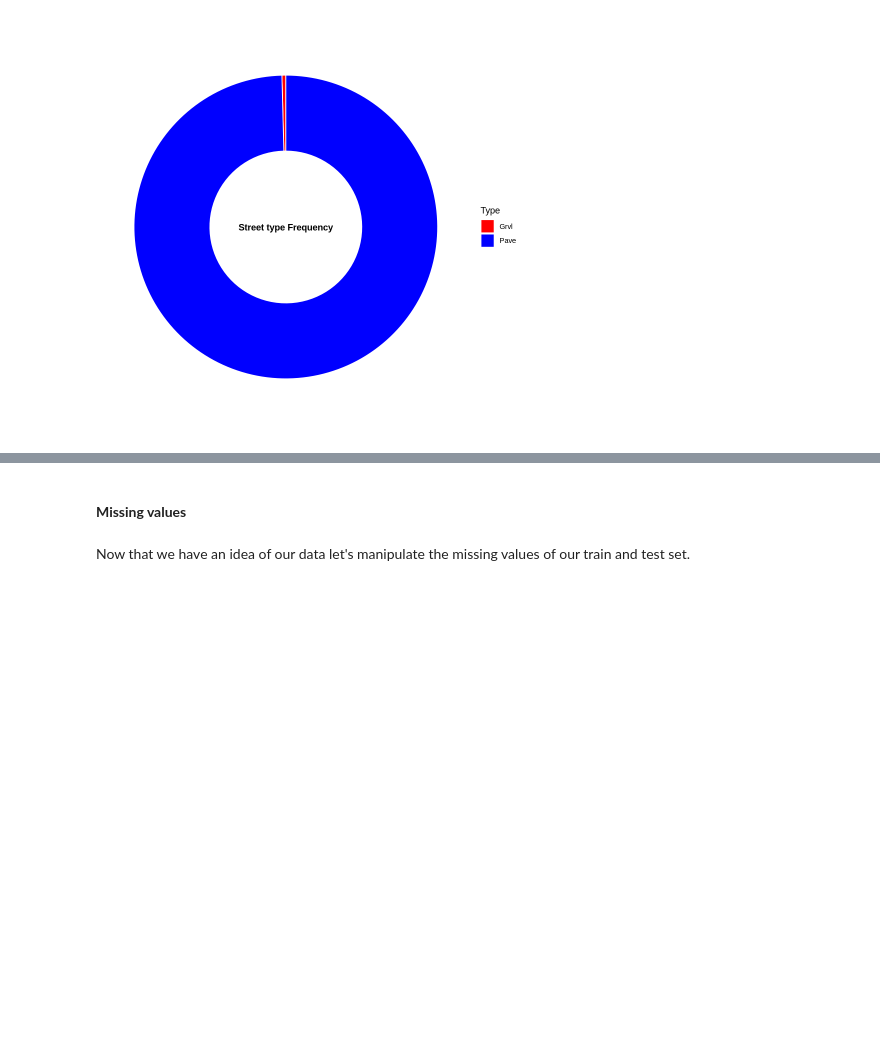
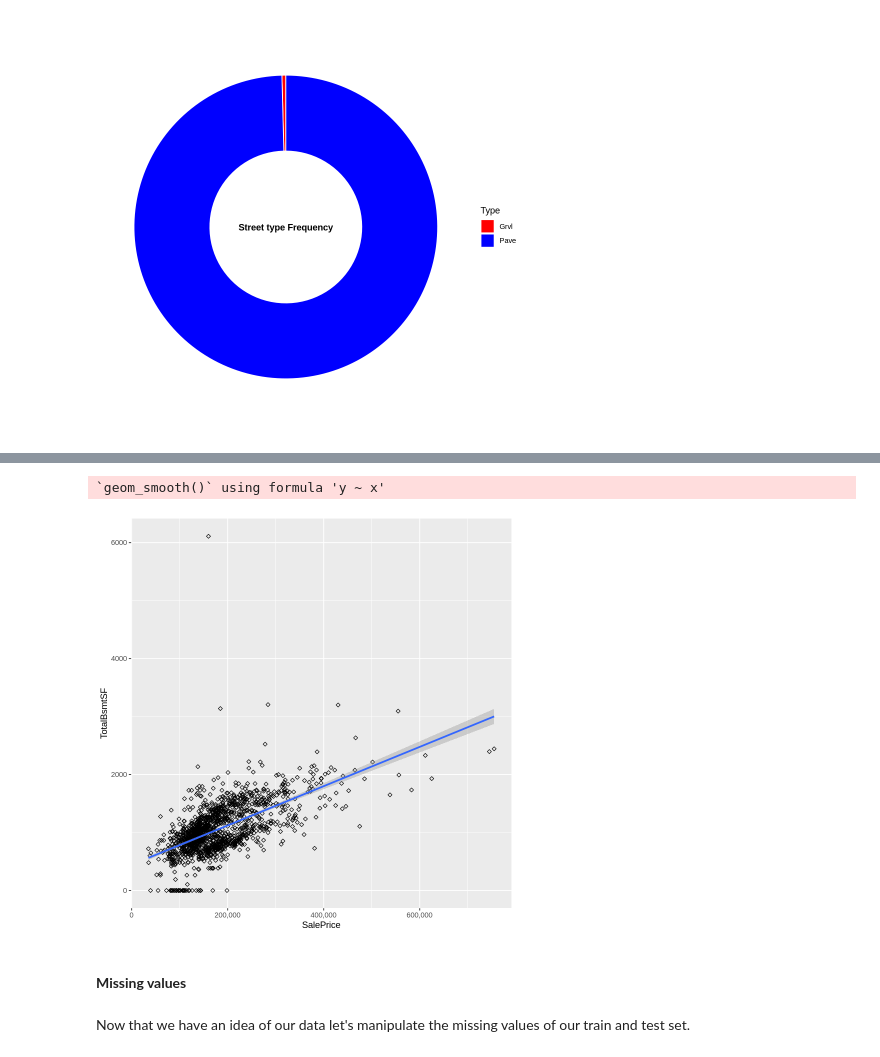
Before and after one commit to katlidakis/first, a Jupyter notebook: Ameshousing.ipynb, the cells around one changed output, grey strips where cells are left out. Drawn from its saved outputs; the diff is of its cells as text; code cells hidden in the pictures; blank space fills up the shorter version.

```diff
--- a/Ameshousing.ipynb
+++ b/Ameshousing.ipynb
@@ -86,3 +86,9 @@ ggplot(train, aes(x=SalePrice,y=OverallQual)) + geom_point(shape=23) + geom_smoo
+# %%
+require(scales)
+ggplot(train, aes(x=SalePrice,y=TotalBsmtSF)) + geom_point(shape=23) + geom_smooth(method="lm") + scale_x_continuous(labels = comma)
+# %% [output]
+`geom_smooth()` using formula 'y ~ x'
+[figure, added]
 # %% [markdown]
 <br/>
 
```
Also changed, not shown: parts of 24 cells of this notebook.
